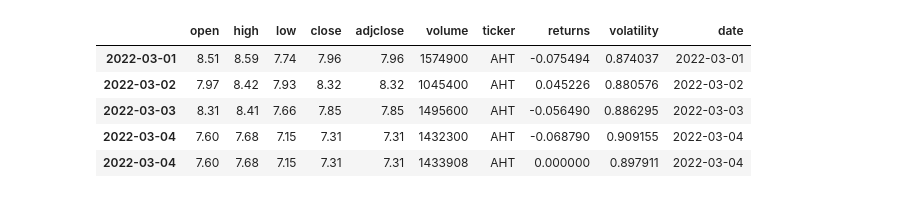
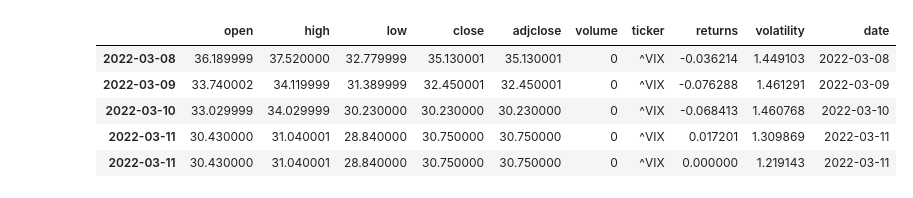
Before and after one commit to andermy/yahooScraper, a Jupyter notebook: test.ipynb, the cells around one changed output. Cells and saved outputs as stored; diff of their text form; code cells hidden in the pictures.

```diff
--- a/test.ipynb
+++ b/test.ipynb
@@ -133,30 +131,30 @@ apple2.tail()
 # %%
 # set stock ticker symbol
-stock_symbol = c[10]
+stock_symbol = "^VIX"
 
 # set date range for historical prices
 end_time = date.today()
 start_time = end_time - timedelta(days=400)
 
 # reformat date range
 end = end_time.strftime('%Y-%m-%d')
 start = start_time.strftime('%Y-%m-%d')
 
 # get daily stock prices over date range
 prices = get_data(stock_symbol, start, end, 'daily')
 #compute daily returns and 20 day moving historical volatility
 window_size = 20
 prices['returns']=prices['close'].pct_change()
 prices['volatility']=prices['returns'].rolling(window_size).std()*(252**0.5)
 prices['date'] = prices.index
 prices.tail()
 # %% [output]
 |  | open | high | low | close | adjclose | volume | ticker | returns | volatility | date |
-| 2022-03-01 | 8.51 | 8.59 | 7.74 | 7.96 | 7.96 | 1574900 | AHT | -0.075494 | 0.874037 | 2022-03-01 |
-| 2022-03-02 | 7.97 | 8.42 | 7.93 | 8.32 | 8.32 | 1045400 | AHT | 0.045226 | 0.880576 | 2022-03-02 |
-| 2022-03-03 | 8.31 | 8.41 | 7.66 | 7.85 | 7.85 | 1495600 | AHT | -0.056490 | 0.886295 | 2022-03-03 |
-| 2022-03-04 | 7.60 | 7.68 | 7.15 | 7.31 | 7.31 | 1432300 | AHT | -0.068790 | 0.909155 | 2022-03-04 |
-| 2022-03-04 | 7.60 | 7.68 | 7.15 | 7.31 | 7.31 | 1433908 | AHT | 0.000000 | 0.897911 | 2022-03-04 |
+| 2022-03-08 | 36.189999 | 37.520000 | 32.779999 | 35.130001 | 35.130001 | 0 | ^VIX | -0.036214 | 1.449103 | 2022-03-08 |
+| 2022-03-09 | 33.740002 | 34.119999 | 31.389999 | 32.450001 | 32.450001 | 0 | ^VIX | -0.076288 | 1.461291 | 2022-03-09 |
+| 2022-03-10 | 33.029999 | 34.029999 | 30.230000 | 30.230000 | 30.230000 | 0 | ^VIX | -0.068413 | 1.460768 | 2022-03-10 |
+| 2022-03-11 | 30.430000 | 31.040001 | 28.840000 | 30.750000 | 30.750000 | 0 | ^VIX | 0.017201 | 1.309869 | 2022-03-11 |
+| 2022-03-11 | 30.430000 | 31.040001 | 28.840000 | 30.750000 | 30.750000 | 0 | ^VIX | 0.000000 | 1.219143 | 2022-03-11 |
 # %%
 o = i.Options(tickers[0])
 o.options
```
Also changed, not shown: parts of 29 cells of this notebook, 12 other files.
